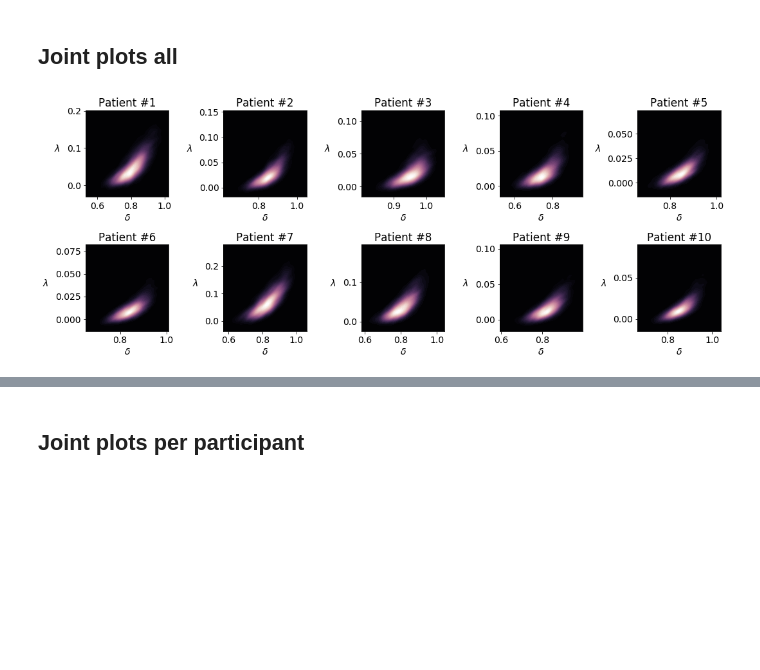
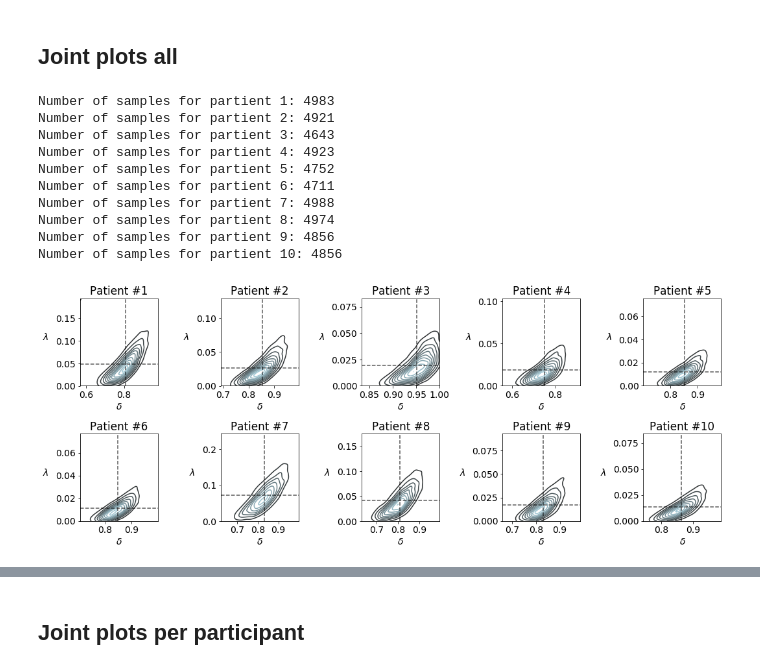
Before and after one commit to stefanradev93/DBN, a Jupyter notebook: WCST_INN_Final.ipynb, the cells around one changed output, grey strips where cells are left out. Cells and saved outputs as stored; diff of their text form; code cells hidden in the pictures; blank space fills up the shorter version.

```diff
--- a/WCST_INN_Final.ipynb
+++ b/WCST_INN_Final.ipynb
@@ -556,7 +571,7 @@ array([[[0.37377384, 0.17093101],
 ## Load and preprocess
 # %%
 M = np.load('MatchingMat.npy').astype(np.int32)
-data = np.load('Data128.npy')
+data = np.load('Data128.npy', allow_pickle=True)
 data = np.array(list(data.tolist().values()))
 data = np.c_[data, np.array([M] * 10)]
 data = [tf.keras.utils.to_categorical(data[:, :, i]) if i !=0 else data[:, :, 0:1] for i in range(data.shape[2])]
@@ -566,0 +586,8 @@ theta_hat = model.sample(data, n_samples=n_samples_posterior, to_numpy=True)
+# %%
+for i in range(10):
+
+    thetas = theta_hat[:, i, :]
+    thetas = thetas[np.max(thetas, axis=1) <= 1.0]
+    thetas = thetas[np.min(thetas, axis=1) >= 0.0]
+    print(thetas.shape)
+    np.save('posteriors/patient_{}'.format(i+1), thetas)
@@ -599,16 +637,38 @@ f.tight_layout()
 # %%
 plt.rcParams['font.size'] = 14
 
 f, axarr = plt.subplots(2, 5, figsize=(15, 6))
-cmap = sns.cubehelix_palette(as_cmap=True, dark=0, light=1, reverse=True)
+# cmap = sns.cubehelix_palette(as_cmap=True, dark=0, light=1, reverse=True)
+cmap = sns.dark_palette("lightblue", as_cmap=True)
 
 for i, ax in enumerate(axarr.flat):
-    sns.kdeplot(theta_hat[:, i, 0], theta_hat[:, i, 1], ax=ax, cmap=cmap, n_levels=60, shade=True)
+
+    thetas = theta_hat[:, i, :]
+    thetas = thetas[np.max(thetas, axis=1) <= 1.0]
+    thetas = thetas[np.min(thetas, axis=1) >= 0.0]
+    print('Number of samples for partient {}: {}'.format(i+1, thetas.shape[0]))
+    deltas = thetas[:, 0]
+    lambdas = thetas[:, 1]
+
+
+    sns.kdeplot(deltas, lambdas, ax=ax, cmap=cmap, n_levels=10, cut=0)
     ax.set_title('Patient #{}'.format(i+1))
+    ax.axvline(deltas.mean(), linestyle='dashed', color='black', alpha=0.65)
+    ax.axhline(lambdas.mean(), linestyle='dashed', color='black', alpha=0.65)
     ax.set_xlabel(r'$\delta$')
     ax.set_ylabel(r'$\lambda$', rotation=0, labelpad=15)
 
 f.tight_layout()
 # %% [output]
+Number of samples for partient 1: 4983
+Number of samples for partient 2: 4921
+Number of samples for partient 3: 4643
+Number of samples for partient 4: 4923
+Number of samples for partient 5: 4752
+Number of samples for partient 6: 4711
+Number of samples for partient 7: 4988
+Number of samples for partient 8: 4974
+Number of samples for partient 9: 4856
+Number of samples for partient 10: 4856
-[figure, old version]
+[figure, new version]
 # %%
```
Also changed, not shown: parts of 8 cells of this notebook, 9 other files.
